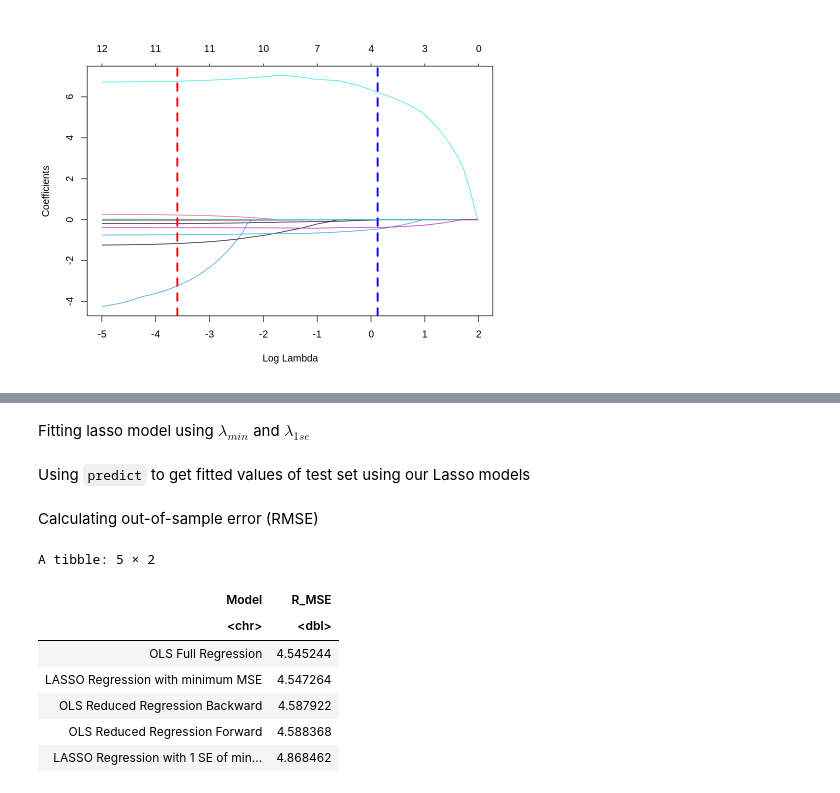
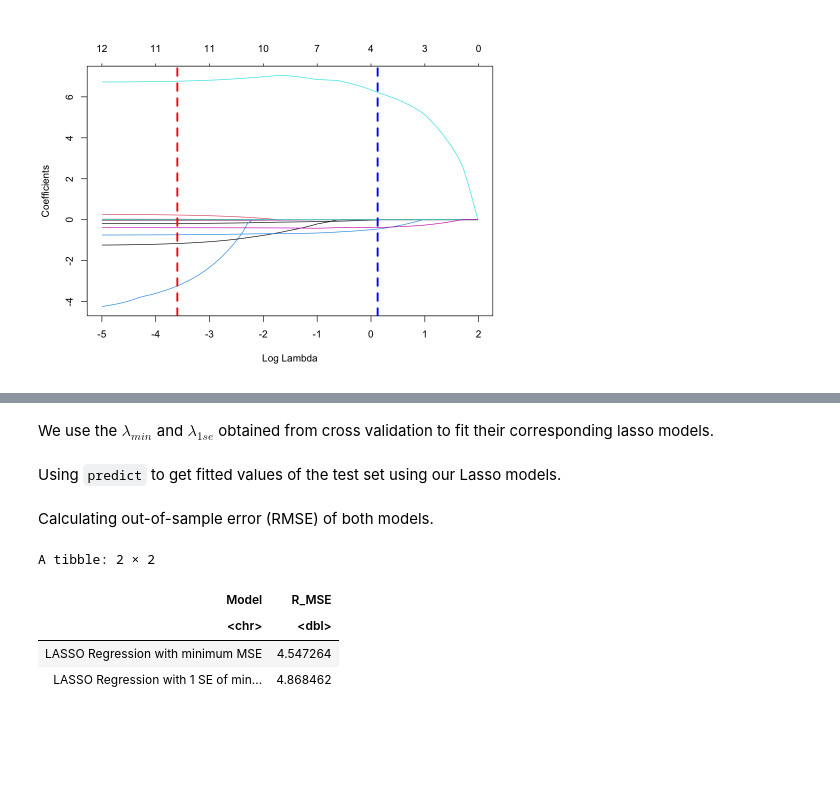
Before and after one commit to tanaytk21/stat301, a Jupyter notebook: Group_Project.ipynb, the cells around one changed output, grey strips where cells are left out. Cells and saved outputs as stored; diff of their text form; code cells hidden in the pictures; blank space fills up the shorter version.

```diff
--- a/Group_Project.ipynb
+++ b/Group_Project.ipynb
@@ -48,8 +67,7 @@ boston_data <-read_tsv("dataset.txt",
     separate(col=PTRATIO,
              into=c("PTRATIO","B"),
              sep=" ") %>%
-    mutate_if(is.character,as.numeric) %>%
-    select(-CHAS)
+    mutate_if(is.character,as.numeric)
 
 head(boston_data)
 # %% [output]
@@ -82 +138,3 @@ A tibble: 6 × 13
+# %%
+boston_data <- boston_data %>% select(-CHAS)
 # %% [markdown]
@@ -290,8 +348,10 @@ A tibble: 1 × 2
 # %% [markdown]
 Building matrix and vector using training set (training_boston) as it is required by `glmnet`
 # %%
-boston_X_train <- training_boston %>% select(-MEDV) %>% as.matrix()
+boston_X_train <- model.matrix(MEDV ~ ., data = training_boston)[, -1]
 boston_Y_train <- training_boston %>% select(MEDV) %>% as.matrix()
 
-boston_X_test <- testing_boston %>% select(-MEDV) %>% as.matrix()
+boston_X_test <- model.matrix(MEDV ~ ., data = testing_boston)[, -1]
 boston_Y_test <- testing_boston %>% select(MEDV) %>% as.matrix()
+
+boston_X_train
@@ -334,5 +417,5 @@ abline(v = log(lambda_1se), col = "blue", lwd = 3, lty = 2)
 # %% [markdown]
-Fitting lasso model using $\lambda_{min}$ and $\lambda_{1se}$
+We use the $\lambda_{min}$ and $\lambda_{1se}$ obtained from cross validation to fit their corresponding lasso models.
 # %%
 # Using lambda.min
 boston_LASSO_min <- glmnet(
@@ -347,7 +431,7 @@ boston_LASSO_1se <- glmnet(
   lambda = lambda_1se
 )
 # %% [markdown]
-Using `predict` to get fitted values of test set using our Lasso models
+Using `predict` to get fitted values of the test set using our Lasso models.
 # %%
 boston_test_LASSO_min <- predict(boston_LASSO_min,
   newx = boston_X_test)
@@ -355,33 +439,26 @@ boston_test_LASSO_min <- predict(boston_LASSO_min,
 boston_test_LASSO_1se <- predict(boston_LASSO_1se,
   newx = boston_X_test)
 # %% [markdown]
-Calculating out-of-sample error (RMSE)
+Calculating out-of-sample error (RMSE) of both models.
 # %%
-boston_LASSO_MSE <- rbind(boston_OLS_MSE,
-                          boston_R_MSE_forward,
-                          boston_R_MSE_backward,
+boston_LASSO_MSE <- rbind(
     tibble(
     Model = "LASSO Regression with minimum MSE",
     R_MSE = rmse(
       preds = boston_test_LASSO_min,
-      actuals = testing_boston$MEDV)
-    ),
+      actuals = testing_boston$MEDV))
+    ,
     tibble(
     Model = "LASSO Regression with 1 SE of minimum MSE",
     R_MSE = rmse(
       preds = boston_test_LASSO_1se,
       actuals = testing_boston$MEDV)
     )
-) %>%
-arrange(R_MSE)
-
+)
 boston_LASSO_MSE
 # %% [output]
-A tibble: 5 × 2
+A tibble: 2 × 2
 | Model | R_MSE |
 | <chr> | <dbl> |
-| OLS Full Regression | 4.545244 |
 | LASSO Regression with minimum MSE | 4.547264 |
-| OLS Reduced Regression Backward | 4.587922 |
-| OLS Reduced Regression Forward | 4.588368 |
 | LASSO Regression with 1 SE of min... | 4.868462 |
```
Also changed, not shown: parts of 28 cells of this notebook.
